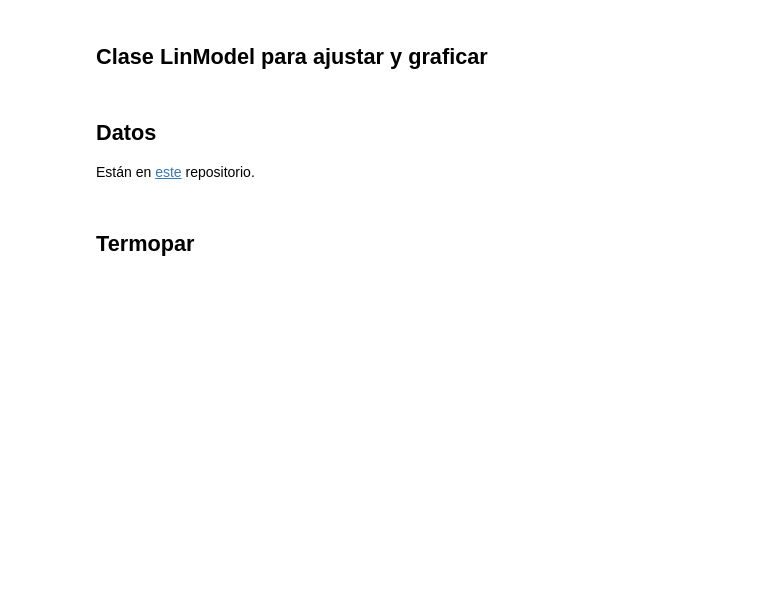
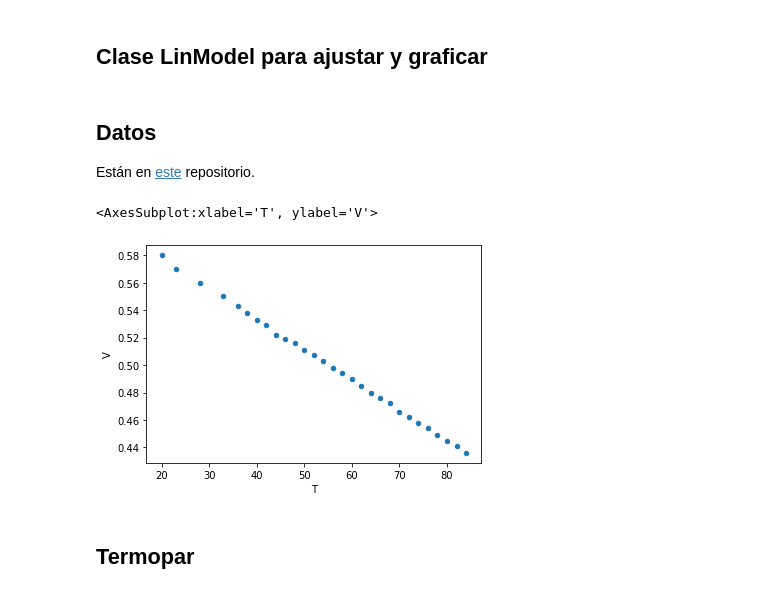
Before and after one commit to gfsandovalv/Termodin-micaME, a Jupyter notebook: 1_Caracterización_de_Termómetros/Untitled0.ipynb, the cells around one changed output. Drawn from its saved outputs; the diff is of its cells as text; code cells hidden in the pictures; blank space fills up the shorter version.

```diff
--- a/1_Caracterización_de_Termómetros/Untitled0.ipynb
+++ b/1_Caracterización_de_Termómetros/Untitled0.ipynb
@@ -61,12 +61,16 @@ Están en [este](https://github.com/gfsandovalv/Termodin-micaME/tree/main/1_Cara
 # %%
 # Prefix path
 github_prefix = 'https://raw.githubusercontent.com/gfsandovalv/Termodin-micaME/main/1_Caracterizaci%C3%B3n_de_Term%C3%B3metros/'
 
 # Data reading
 termopar_data = pd.read_csv(github_prefix + 'termopar_data.csv')
 termistor_data = pd.read_csv(github_prefix + 'termistor_data.csv')
 bobina_data = pd.read_csv(github_prefix + 'termistor_bobina_data.csv')
 diodo_data = pd.read_csv(github_prefix + 'diodo_data.csv')
+diodo_data.plot(x='T', y='V', kind='scatter')
+# %% [output]
+<AxesSubplot:xlabel='T', ylabel='V'>
+[figure, added]
 # %% [markdown]
 ## Termopar
 # %%
```
